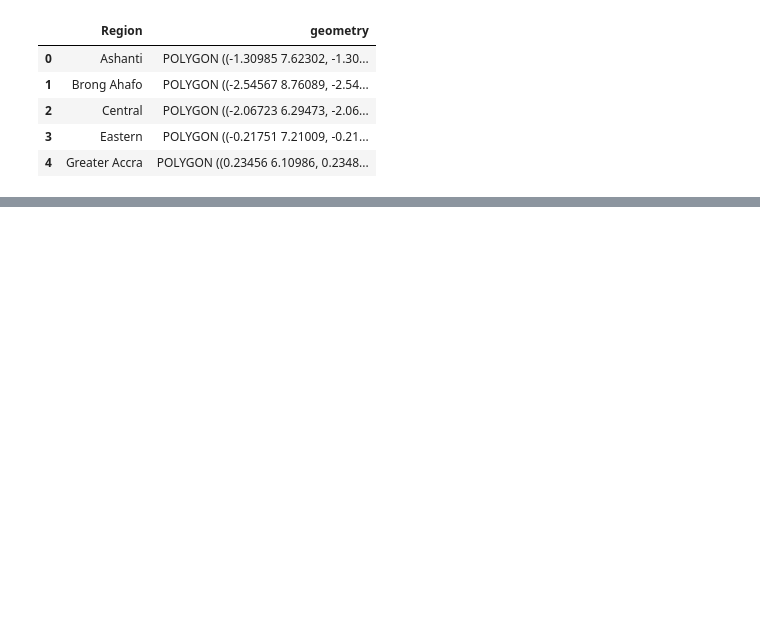
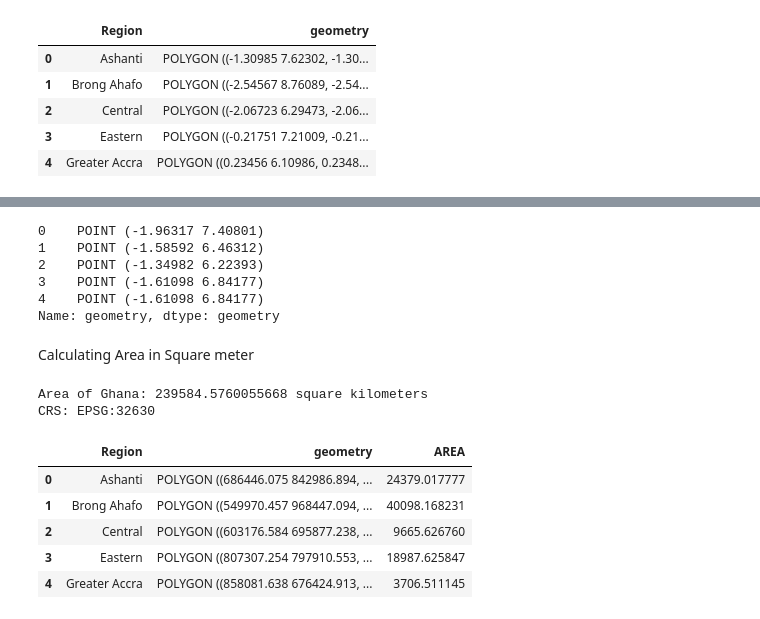
Before and after one commit to iamtarunshyam/Geospatial_Data, a Jupyter notebook: coordinate-reference-systems.ipynb, the cells around one changed output, grey strips where cells are left out. Saved outputs shown, nothing was run; the diff lists cells and outputs as text; code cells hidden in the pictures; blank space fills up the shorter version.

```diff
--- a/coordinate-reference-systems.ipynb
+++ b/coordinate-reference-systems.ipynb
@@ -139,0 +150,27 @@ regions.to_crs("+proj=longlat +ellps=WGS84 +datum=WGS84 +no_defs").head()
+# %%
+facilities.geometry.head()
+# %% [output]
+0    POINT (-1.96317 7.40801)
+1    POINT (-1.58592 6.46312)
+2    POINT (-1.34982 6.22393)
+3    POINT (-1.61098 6.84177)
+4    POINT (-1.61098 6.84177)
+Name: geometry, dtype: geometry
+# %% [markdown]
+Calculating Area in Square meter
+# %%
+# Calculate the area (in square meters) of each polygon in the GeoDataFrame
+regions.loc[:, "AREA"] = regions.geometry.area / 10**6
+
+print("Area of Ghana: {} square kilometers".format(regions.AREA.sum()))
+print("CRS:", regions.crs)
+regions.head()
+# %% [output]
+Area of Ghana: 239584.5760055668 square kilometers
+CRS: EPSG:32630
+|  | Region | geometry | AREA |
+| 0 | Ashanti | POLYGON ((686446.075 842986.894, ... | 24379.017777 |
+| 1 | Brong Ahafo | POLYGON ((549970.457 968447.094, ... | 40098.168231 |
+| 2 | Central | POLYGON ((603176.584 695877.238, ... | 9665.626760 |
+| 3 | Eastern | POLYGON ((807307.254 797910.553, ... | 18987.625847 |
+| 4 | Greater Accra | POLYGON ((858081.638 676424.913, ... | 3706.511145 |
```
Also changed, not shown: parts of 2 cells of this notebook.
